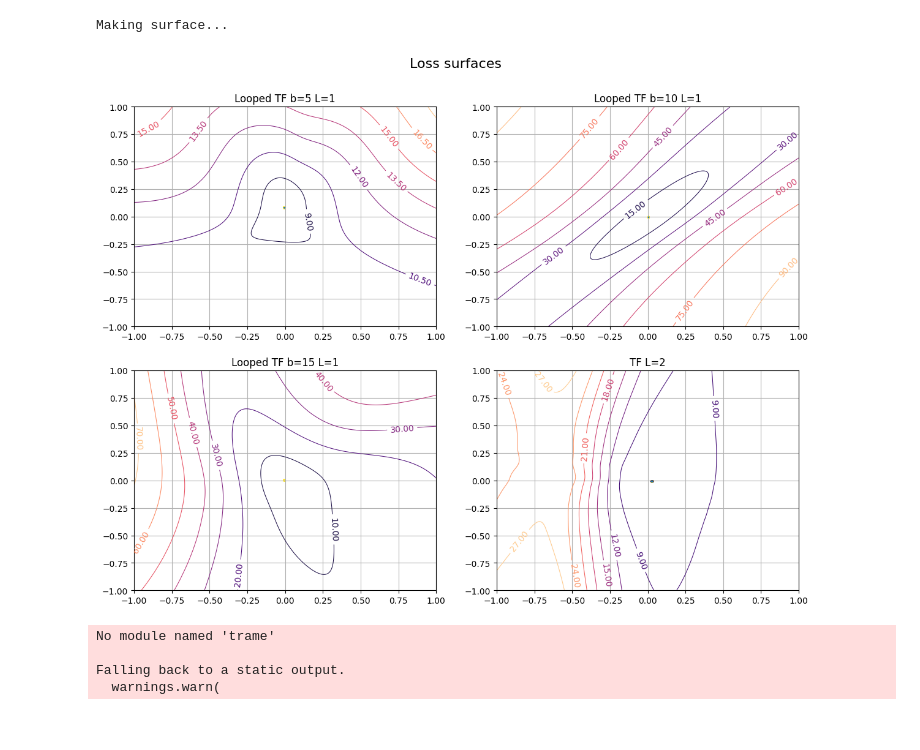
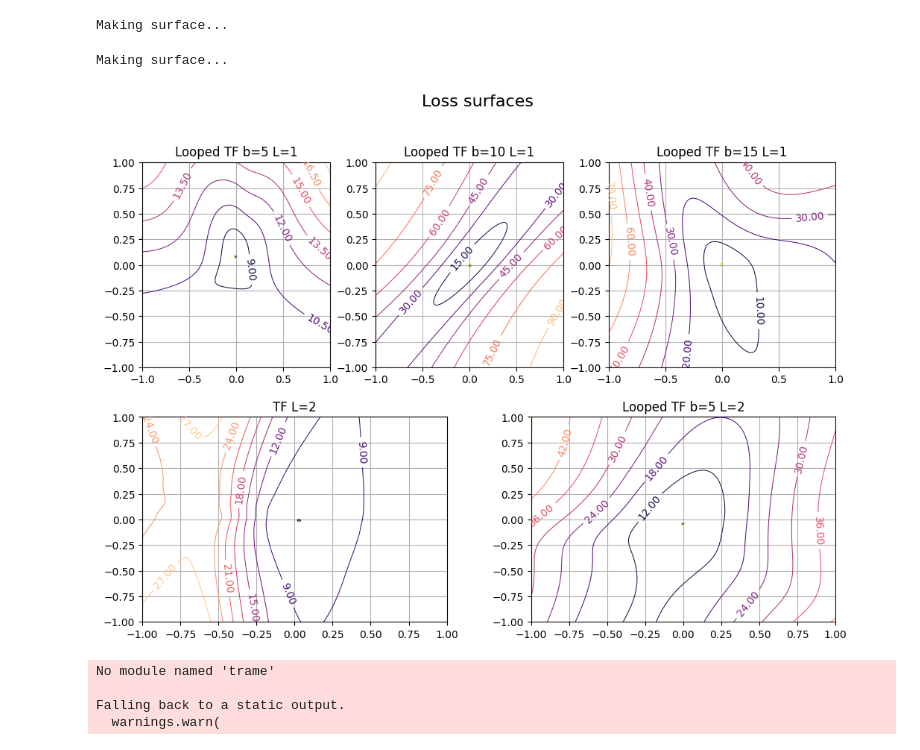
Before and after one commit to Vadimbuildercxx/looped_transformer, a Jupyter notebook: scripts/loss_surface.ipynb, the cells around one changed output. Drawn from its saved outputs; the diff is of its cells as text; code cells hidden in the pictures.

Commit message:
Update configs and REPORT.md

```diff
--- a/scripts/loss_surface.ipynb
+++ b/scripts/loss_surface.ipynb
@@ -157,6 +188,8 @@ model_l2_config["metrics"] = train_without_config(
 number of parameters: 0.40M
 # %%
 model_b10_config["losses"] = torch.tensor(model_b10_config["losses"]).to(device)
+# %%
+model_l2_b5_config["losses"] = torch.tensor(model_l2_b5_config["losses"]).to(device)
 # %%
 model_b15_config["losses"] = torch.tensor(model_b15_config["losses"]).to(device)
 # %%
@@ -186,3 +219,13 @@ loss_landscape_b15 = land.LossLandscapePlotting(
 )
 # %% [output]
 Computing eigenvectors at providen data...
+# %%
+loss_landscape_l2_b5 = land.LossLandscapePlotting(
+    model=model_loop_l2_b5,
+    criterion= criterion_loop_fn,
+    device=device,
+    data=(torch.concatenate([xs, ys.unsqueeze(-1)], dim=-1), ys),
+    parameters_history=model_l2_b5_config["params"],
+    loss_history=model_l2_b5_config["losses"],
+    mean_theta0=True
+)
@@ -217,3 +262,5 @@ Computing trace...
 trace_b15 = loss_landscape_b15.compute_trace(every_ith=1)
 # %% [output]
 Computing trace...
+# %%
+trace_l2_b5 = loss_landscape_l2_b5.compute_trace(every_ith=1)
@@ -237,41 +286,63 @@ ralpha_l2, rbeta_l2, surface_l2 = loss_landscape_l2.compute_landscape(trace_l2,
 # %% [output]
 Making surface...
 Making surface...
+# %%
+ralpha_l2_b5, rbeta_l2_b5, surface_l2_b5 = loss_landscape_l2_b5.compute_landscape(trace_l2_b5, arange=(-1, 1), brange=(-1, 1), grid_density=250, coef=1, make_equal=False)
+# %% [output]
+Making surface...
 # %%
-fig, ax = plt.subplots(2 , 2, figsize = (14,10))
+#fig, ax = plt.subplots(2 , 3, figsize = (14,10))
+from matplotlib.gridspec import GridSpec
+
+# do not forget constrained_layout=True to have some space between axes
+fig = plt.figure(constrained_layout=True)
+fig.set_size_inches(12, 8)
+gs = GridSpec(11, 18, figure=fig)
+
+ax00 = fig.add_subplot(gs[:5, :5])
+ax01 = fig.add_subplot(gs[:5, 6:11])
+ax02 = fig.add_subplot(gs[:5, 12:])
+
+ax10 = fig.add_subplot(gs[6:, :8])
+ax11 = fig.add_subplot(gs[6:, 10:])
 
 fig.suptitle("Loss surfaces", fontsize=16)
 fig.subplots_adjust(top=0.9)
 
-loss_landscape_b5.plot_contour(ax[0, 0],
+loss_landscape_b5.plot_contour(ax00,
                                trace=trace_b5,
                                ralpha=ralpha_b5, rbeta=rbeta_b5, surface=surface_b5,
                                colormap="magma", k=0.5, label="Looped TF b=5 L=1"
                                )
 
-
-loss_landscape_b10.plot_contour(ax[0, 1],
+loss_landscape_b10.plot_contour(ax01,
                                 trace=trace_b10,
                                 ralpha=ralpha_b10, rbeta=rbeta_b10, surface=surface_b10,
                                 colormap="magma", k=0.5, label="Looped TF b=10 L=1"
                                 )
 
-loss_landscape_b15.plot_contour(ax[1, 0],
+loss_landscape_b15.plot_contour(ax02,
                                 trace=trace_b15,
                                 ralpha=ralpha_b15, rbeta=rbeta_b15, surface=surface_b15,
                                 colormap="magma", k=0.5, label="Looped TF b=15 L=1"
                                 )
 
 
-loss_landscape_l2.plot_contour(ax[1, 1],
+loss_landscape_l2.plot_contour(ax10,
                                trace=trace_l2,
                                ralpha=ralpha_l2, rbeta=rbeta_l2, surface=surface_l2,
                                colormap="magma", k=0.5, label="TF L=2"
                                )
 
+loss_landscape_l2_b5.plot_contour(ax11,
+                               trace=trace_l2_b5,
+                               ralpha=ralpha_l2_b5, rbeta=rbeta_l2_b5, surface=surface_l2_b5,
+                               colormap="magma", k=0.5, label="Looped TF b=5 L=2"
+                               )
+
 fig.savefig("../images/loss_surface.png")
 # %% [output]
-[figure, old version]
+[figure, new version]
 # %%
 loss_landscape_b5.plot(
     trace=trace_b5,
```
Also changed, not shown: parts of 4 cells of this notebook, 12 other files.
